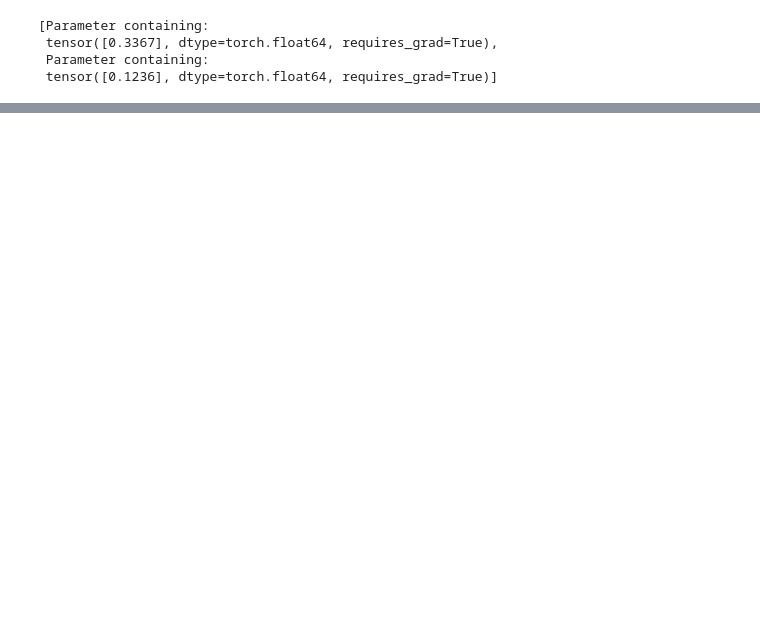
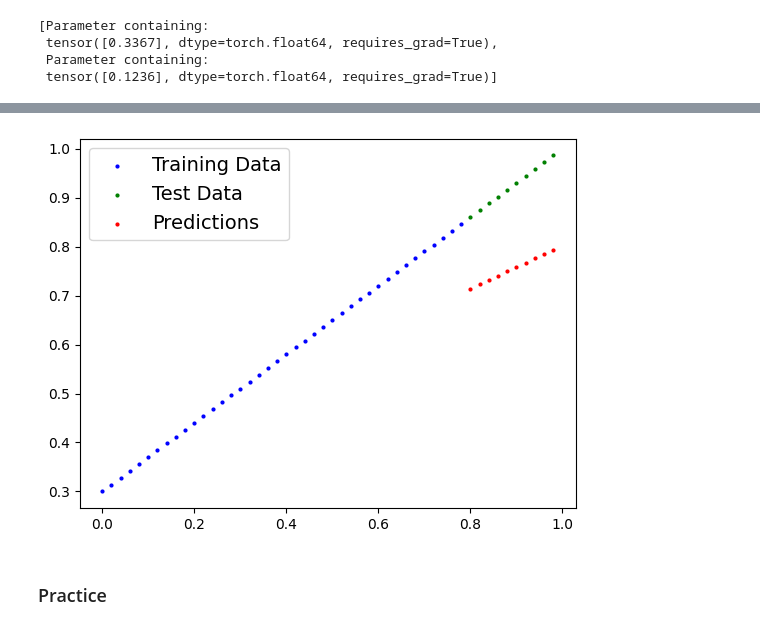
Before and after one commit to cs-joy/Exploring_PyTorch, a Jupyter notebook: 01_pytorch_workflow.ipynb, the cells around one changed output, grey strips where cells are left out. Saved outputs shown, nothing was run; the diff lists cells and outputs as text; code cells hidden in the pictures; blank space fills up the shorter version.

Commit message:
training and exploring loss and plot to visualize

```diff
--- a/01_pytorch_workflow.ipynb
+++ b/01_pytorch_workflow.ipynb
@@ -422,0 +428,27 @@ L1Loss()
+# %%
+'''
+#### practice
+
+epochs = 10
+for epoch in range(epochs):
+  # set the model in training mode
+  model_0.train()
+
+  # 1. Forward pass
+  y_pred = model_0(X_train)
+
+  # 2. Calculate the loss
+  loss = loss_fn(y_pred, y_train)
+
+  # 3. Optimizer zero grid
+  optimizer.zero_grad()
+
+  # 4. backward
+  loss.backward()
+
+  # 5. Optimizer step
+  optimizer.step()
+
+  # Testing
+  model_0.eval()
+'''
@@ -422,0 +460,3 @@ L1Loss()
+# %%
+with torch.inference_mode():
+  y_preds_new = model_0(X_test)
@@ -422,0 +467,6 @@ L1Loss()
+# %%
+plot_predictions(predictions=y_preds_new)
+# %% [output]
+[figure, added]
+# %% [markdown]
+### Practice
```
Also changed, not shown: parts of 8 cells of this notebook, 1 other file.
